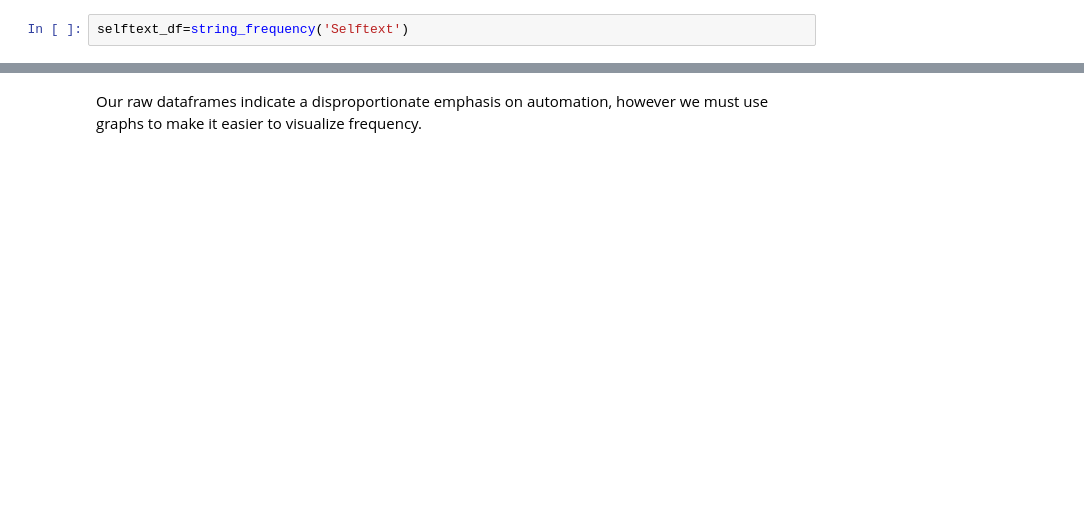
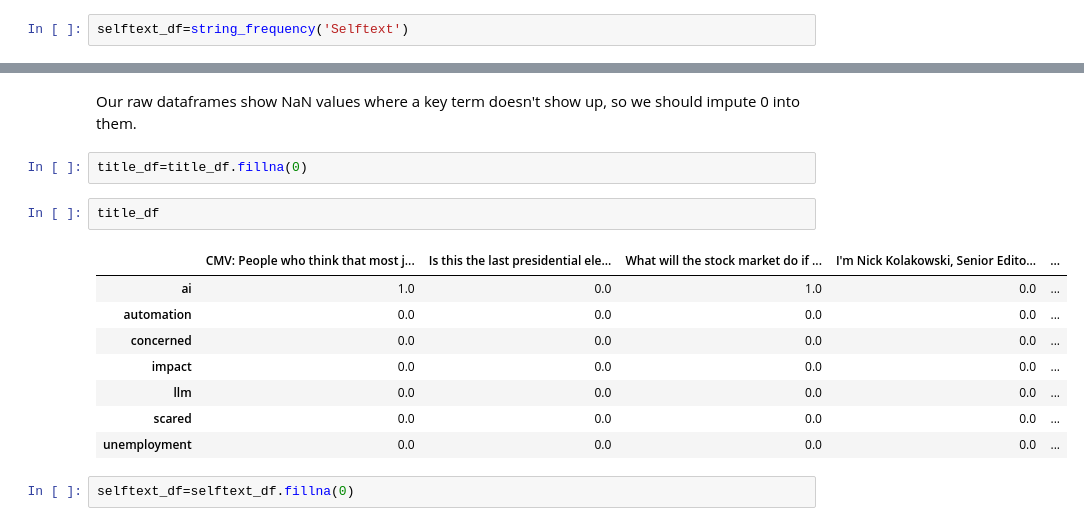
Before and after one commit to elmtree7/CSCI-E184-PSET3, a Jupyter notebook: PSET3Exploration.ipynb, the cells around one changed output, grey strips where cells are left out. Saved outputs shown, nothing was run; the diff lists cells and outputs as text; blank space fills up the shorter version.

```diff
--- a/PSET3Exploration.ipynb
+++ b/PSET3Exploration.ipynb
@@ -159,2 +156,17 @@ display(selftext_df)
 # %% [markdown]
-Our raw dataframes indicate a disproportionate emphasis on automation, however we must use graphs to make it easier to visualize frequency.
+Our raw dataframes show NaN values where a key term doesn't show up, so we should impute 0 into them.
+# %%
+title_df=title_df.fillna(0)
+# %%
+title_df
+# %% [output]
+|  | CMV: People who think that most j... | Is this the last presidential ele... | What will the stock market do if ... | I'm Nick Kolakowski, Senior Edito... | ... |
+| ai | 1.0 | 0.0 | 1.0 | 0.0 | ... |
+| automation | 0.0 | 0.0 | 0.0 | 0.0 | ... |
+| concerned | 0.0 | 0.0 | 0.0 | 0.0 | ... |
+| impact | 0.0 | 0.0 | 0.0 | 0.0 | ... |
+| llm | 0.0 | 0.0 | 0.0 | 0.0 | ... |
+| scared | 0.0 | 0.0 | 0.0 | 0.0 | ... |
+| unemployment | 0.0 | 0.0 | 0.0 | 0.0 | ... |
+# %%
+selftext_df=selftext_df.fillna(0)
```
Also changed, not shown: parts of 9 cells of this notebook.
